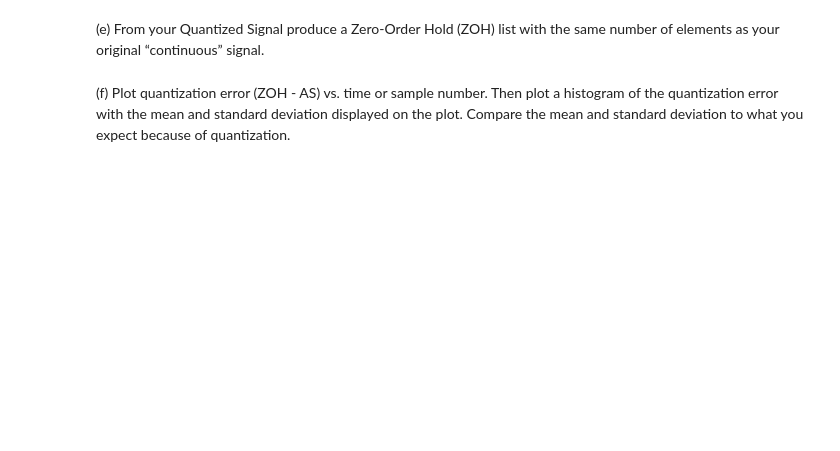
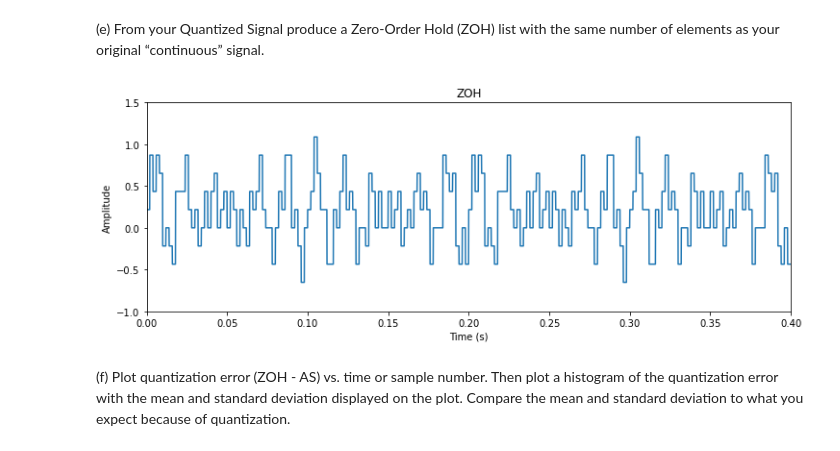
Before and after one commit to dcollie/P3700-SignalProcessing, a Jupyter notebook: P3700_Lab1_Collie.ipynb, the cells around one changed output. Drawn from its saved outputs; the diff is of its cells as text; code cells hidden in the pictures; blank space fills up the shorter version.

```diff
--- a/P3700_Lab1_Collie.ipynb
+++ b/P3700_Lab1_Collie.ipynb
@@ -25,6 +56,25 @@ def v_t(t):
  - This step will take some planning. A given sample value needs to get assigned to a specific quantization level.
  - e.g. with 4 levels, 0 V, 1 V, 2 V, 3 V, a sampled value of 2.4456 V gets quantized to 2 V.
+# %%
+v_range = max(v_500)-min(v_500)
+q_level_size = v_range / 8
+q_signal = [round(n/q_level_size,0)*q_level_size for n in v_500]
 # %% [markdown]
 (e) From your Quantized Signal produce a Zero-Order Hold (ZOH) list with the same number of elements as your original “continuous” signal.
+# %%
+i = 0
+q_signal_zoh = []
+while (i < len(t)):
+    q_signal_zoh.append(q_signal[math.floor(i/(len(t)/len(q_signal)))])
+    i += 1
+plt.figure(figsize=(12,4))
+plt.axis([0,.4,-1,1.5]) # we’re not plotting all cycles so we can see what’s going on
+plt.plot(t,q_signal_zoh)
+plt.xlabel("Time (s)")
+plt.ylabel("Amplitude")
+plt.title("ZOH")
+plt.show()
+# %% [output]
+[figure, added]
 # %% [markdown]
 (f) Plot quantization error (ZOH - AS) vs. time or sample number. Then plot a histogram of the quantization error with the mean and standard deviation displayed on the plot. Compare the mean and standard deviation to what you expect because of quantization.
```
Also changed, not shown: parts of 18 cells of this notebook, 6 other files.
